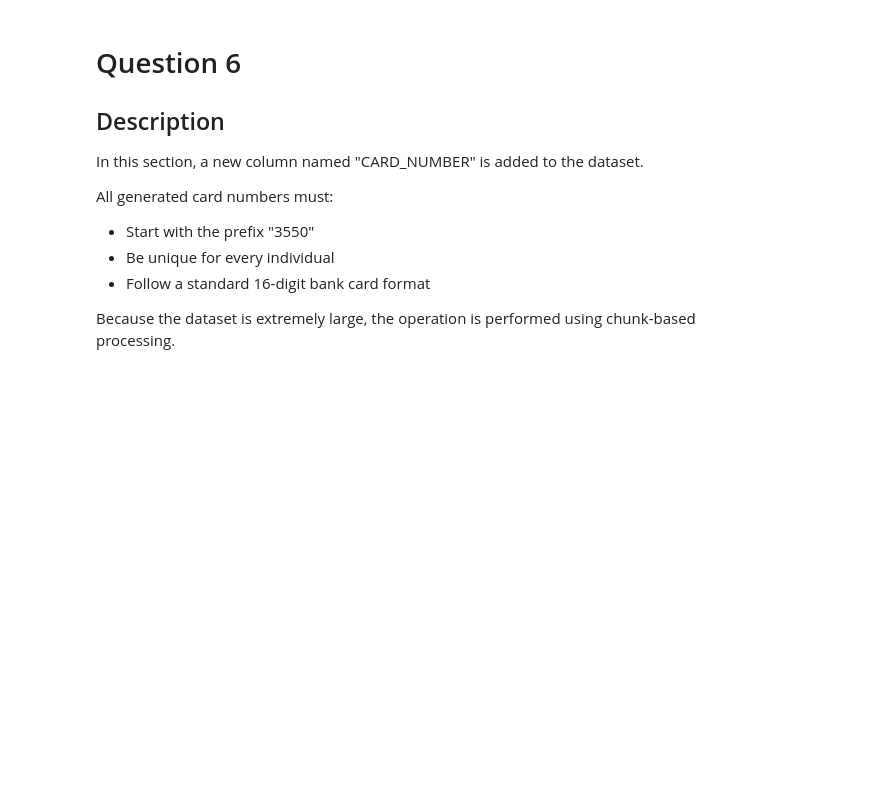
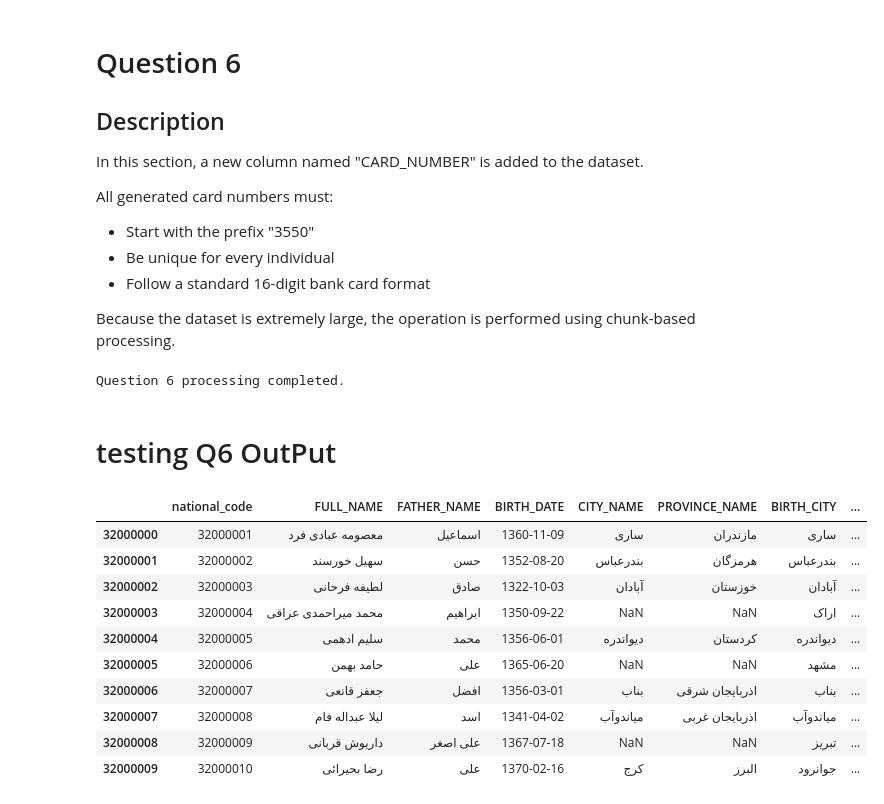
Before and after one commit to mahanfattahi/BANK-NIT, a Jupyter notebook: nitbank.ipynb, the cells around one changed output. Cells and saved outputs as stored; diff of their text form; code cells hidden in the pictures; blank space fills up the shorter version.

```diff
--- a/nitbank.ipynb
+++ b/nitbank.ipynb
@@ -488,7 +490,7 @@ def generate_card_number():
 # Process dataset in chunks
 
 for chunk in read_in_chunks(
-    "processed_bank_data.csv",
+    "normalized_bank_data.csv",
     1000000
 ):
 
@@ -512,3 +514,21 @@ for chunk in read_in_chunks(
 
 
 print("Question 6 processing completed.")
+# %% [output]
+Question 6 processing completed.
+# %% [markdown]
+# testing Q6 OutPut
+# %%
+chunk.head(10)
+# %% [output]
+|  | national_code | FULL_NAME | FATHER_NAME | BIRTH_DATE | CITY_NAME | PROVINCE_NAME | BIRTH_CITY | ... |
+| 32000000 | 32000001 | معصومه عبادی فرد | اسماعیل | 1360-11-09 | ساری | مازندران | ساری | ... |
+| 32000001 | 32000002 | سهیل خورسند | حسن | 1352-08-20 | بندرعباس | هرمزگان | بندرعباس | ... |
+| 32000002 | 32000003 | لطیفه فرحانی | صادق | 1322-10-03 | آبادان | خوزستان | آبادان | ... |
+| 32000003 | 32000004 | محمد میراحمدی عراقی | ابراهیم | 1350-09-22 | NaN | NaN | اراک | ... |
+| 32000004 | 32000005 | سلیم ادهمی | محمد | 1356-06-01 | دیواندره | کردستان | دیواندره | ... |
+| 32000005 | 32000006 | حامد بهمن | علی | 1365-06-20 | NaN | NaN | مشهد | ... |
+| 32000006 | 32000007 | جعفر قانعی | افضل | 1356-03-01 | بناب | اذربایجان شرقی | بناب | ... |
+| 32000007 | 32000008 | لیلا عبداله فام | اسد | 1341-04-02 | میاندوآب | اذربایجان غربی | میاندوآب | ... |
+| 32000008 | 32000009 | داریوش قربانی | علی اصغر | 1367-07-18 | NaN | NaN | تبریز | ... |
+| 32000009 | 32000010 | رضا بحیرائی | علی | 1370-02-16 | کرج | البرز | جوانرود | ... |
```
Also changed, not shown: parts of 1 cell of this notebook.
